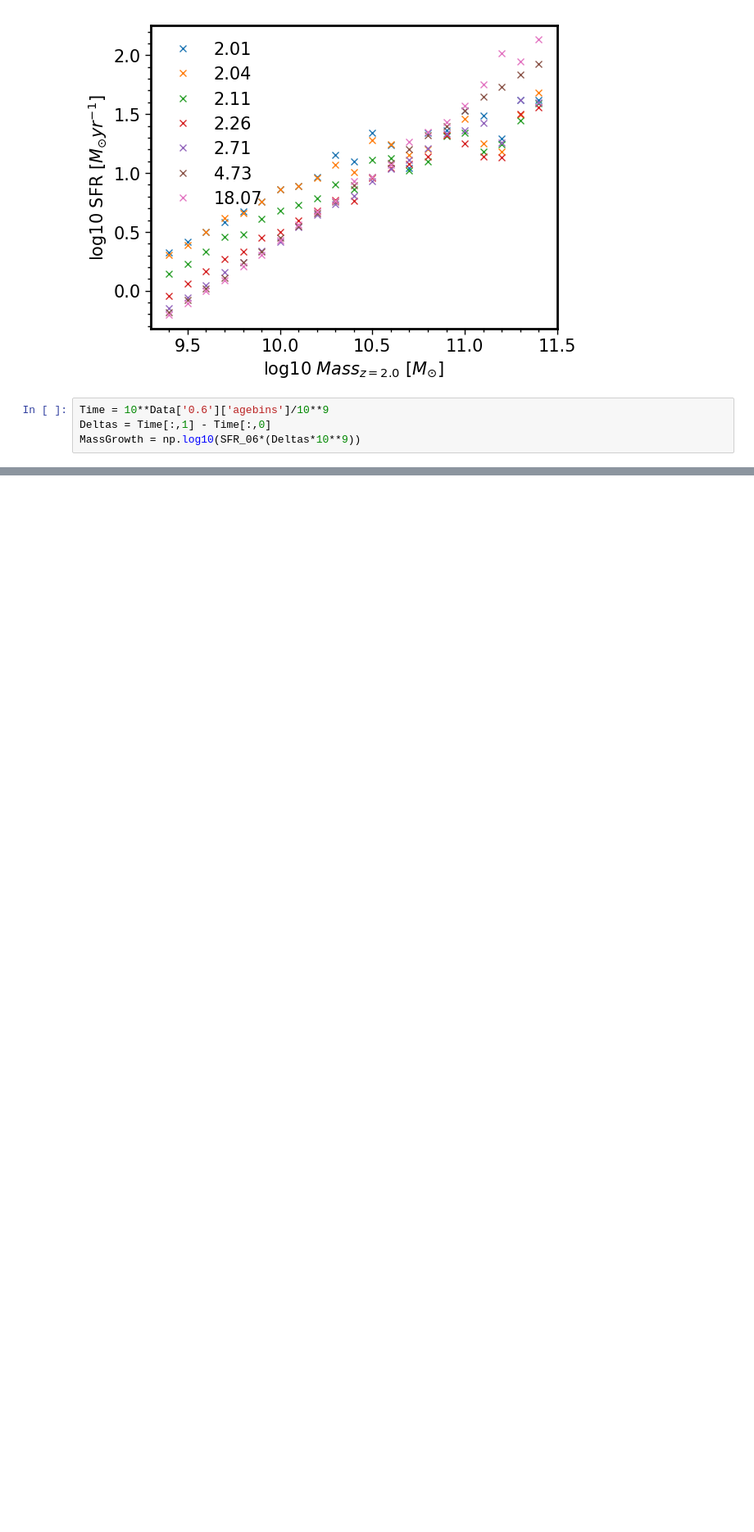
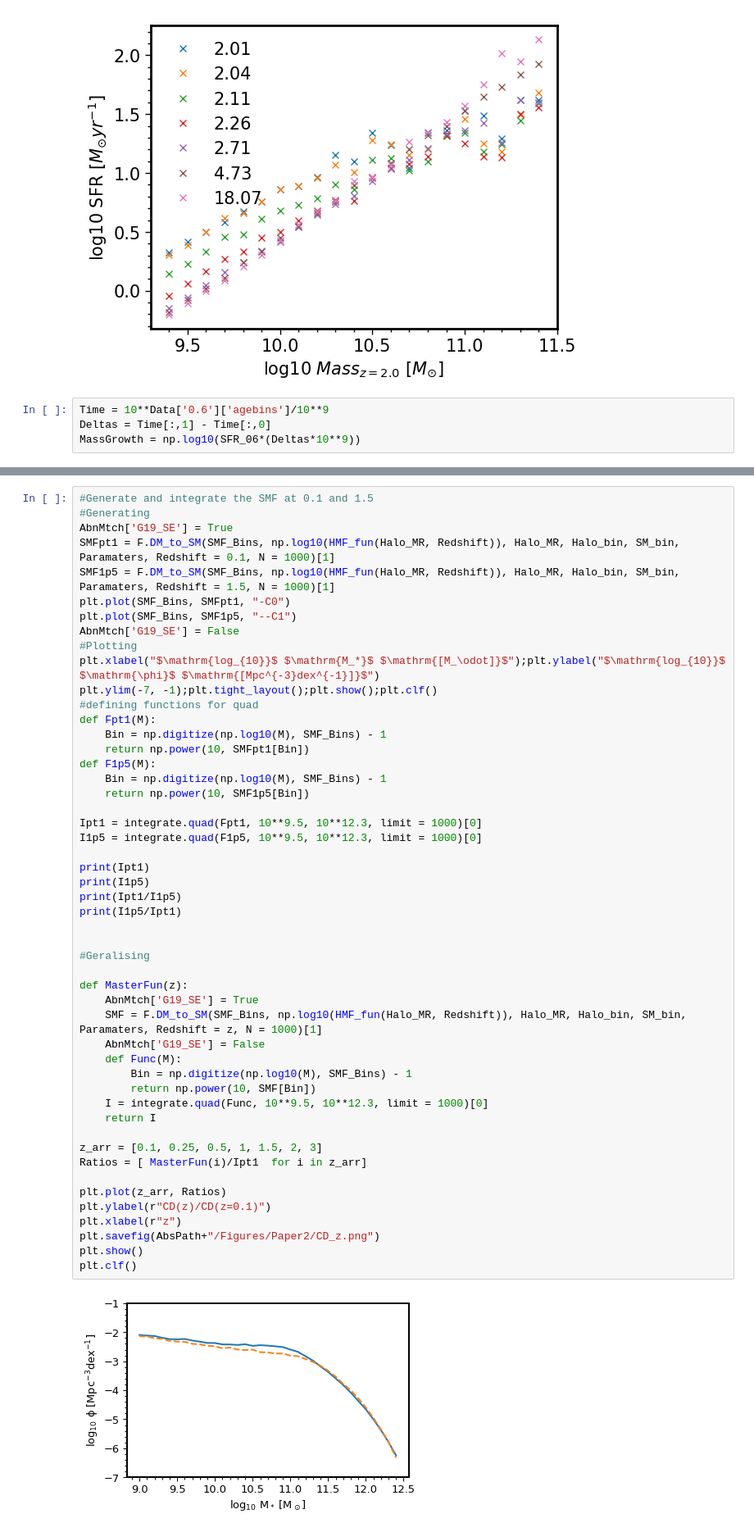
Before and after one commit to PipGrylls/STEEL, a Jupyter notebook: Notebooks/Plots/Extra_Plots_Paper2.ipynb, the cells around one changed output, grey strips where cells are left out. Shown at 82% size. Drawn from its saved outputs; the diff is of its cells as text; blank space fills up the shorter version.

```diff
--- a/Notebooks/Plots/Extra_Plots_Paper2.ipynb
+++ b/Notebooks/Plots/Extra_Plots_Paper2.ipynb
@@ -558,0 +580,52 @@ MassGrowth = np.log10(SFR_06*(Deltas*10**9))
+# %%
+#Generate and integrate the SMF at 0.1 and 1.5
+#Generating
+AbnMtch['G19_SE'] = True
+SMFpt1 = F.DM_to_SM(SMF_Bins, np.log10(HMF_fun(Halo_MR, Redshift)), Halo_MR, Halo_bin, SM_bin, Paramaters, Redshift = 0.1, N = 1000)[1]
+SMF1p5 = F.DM_to_SM(SMF_Bins, np.log10(HMF_fun(Halo_MR, Redshift)), Halo_MR, Halo_bin, SM_bin, Paramaters, Redshift = 1.5, N = 1000)[1]
+plt.plot(SMF_Bins, SMFpt1, "-C0")
+plt.plot(SMF_Bins, SMF1p5, "--C1")
+AbnMtch['G19_SE'] = False
+#Plotting
+plt.xlabel("$\mathrm{log_{10}}$ $\mathrm{M_*}$ $\mathrm{[M_\odot]}$");plt.ylabel("$\mathrm{log_{10}}$ $\mathrm{\phi}$ $\mathrm{[Mpc^{-3}dex^{-1}]}$")
+plt.ylim(-7, -1);plt.tight_layout();plt.show();plt.clf()
+#defining functions for quad
+def Fpt1(M):
+    Bin = np.digitize(np.log10(M), SMF_Bins) - 1
+    return np.power(10, SMFpt1[Bin])
+def F1p5(M):
+    Bin = np.digitize(np.log10(M), SMF_Bins) - 1
+    return np.power(10, SMF1p5[Bin])
+
+Ipt1 = integrate.quad(Fpt1, 10**9.5, 10**12.3, limit = 1000)[0]
+I1p5 = integrate.quad(F1p5, 10**9.5, 10**12.3, limit = 1000)[0]
+
+print(Ipt1)
+print(I1p5)
+print(Ipt1/I1p5)
+print(I1p5/Ipt1)
+
+
+#Geralising
+
+def MasterFun(z):
+    AbnMtch['G19_SE'] = True
+    SMF = F.DM_to_SM(SMF_Bins, np.log10(HMF_fun(Halo_MR, Redshift)), Halo_MR, Halo_bin, SM_bin, Paramaters, Redshift = z, N = 1000)[1]
+    AbnMtch['G19_SE'] = False
+    def Func(M):
+        Bin = np.digitize(np.log10(M), SMF_Bins) - 1
+        return np.power(10, SMF[Bin])
+    I = integrate.quad(Func, 10**9.5, 10**12.3, limit = 1000)[0]
+    return I
+
+z_arr = [0.1, 0.25, 0.5, 1, 1.5, 2, 3]
+Ratios = [ MasterFun(i)/Ipt1  for i in z_arr]
+
+plt.plot(z_arr, Ratios)
+plt.ylabel(r"CD(z)/CD(z=0.1)")
+plt.xlabel(r"z")
+plt.savefig(AbsPath+"/Figures/Paper2/CD_z.png")
+plt.show()
+plt.clf()
+# %% [output]
+[figure, added]
```
Also changed, not shown: parts of 7 cells of this notebook, 5 other files.
